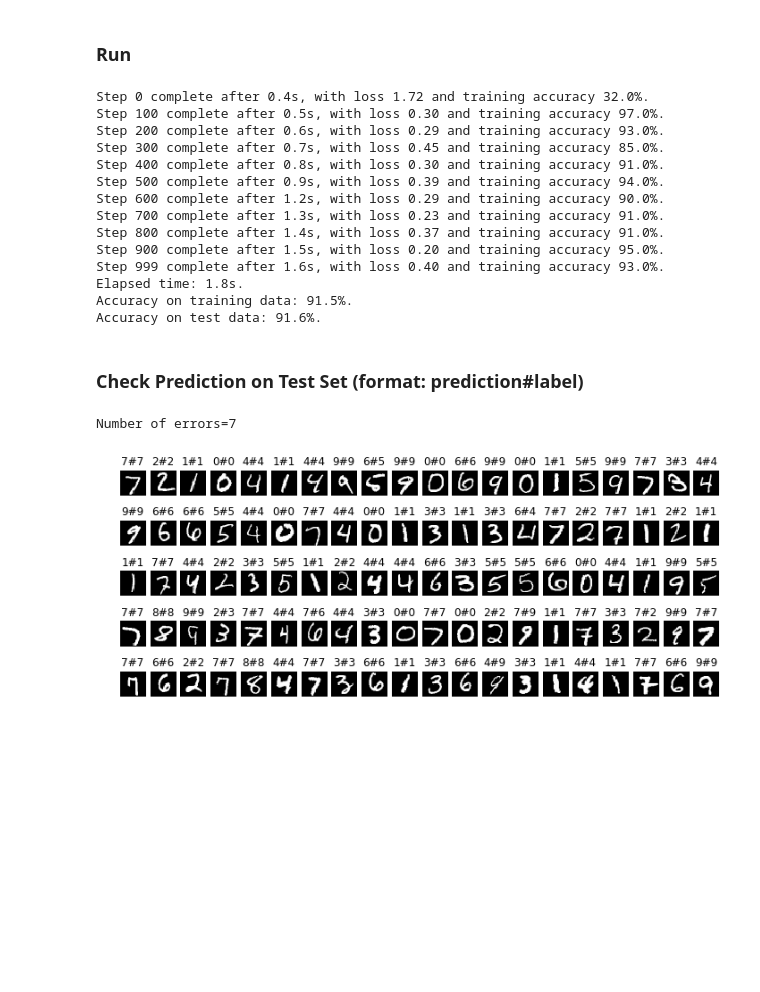
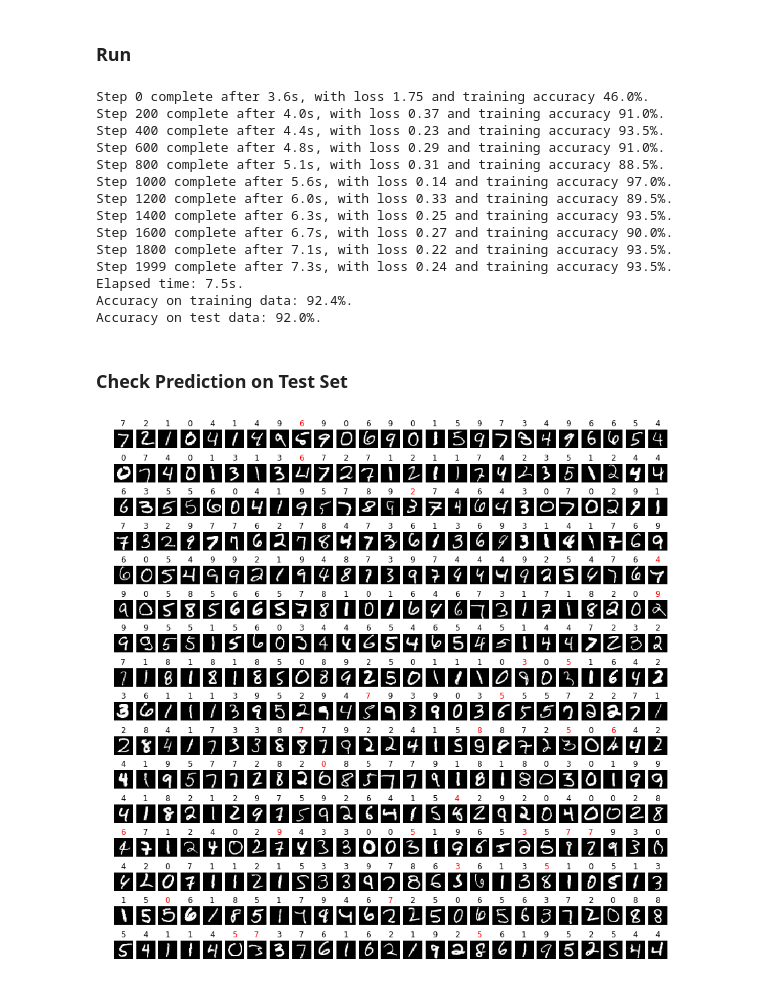
Before and after one commit to RegisC/JupyterNotebooks, a Jupyter notebook: MachineLearning/TensorFlow - MNIST.ipynb, the cells around one changed output. Cells and saved outputs as stored; diff of their text form; code cells hidden in the pictures; blank space fills up the shorter version.

Commit message:
Added visualisation

```diff
--- a/MachineLearning/TensorFlow - MNIST.ipynb
+++ b/MachineLearning/TensorFlow - MNIST.ipynb
@@ -81,26 +70,23 @@ with tf.name_scope('Optimizer'):
     optimizer = tf.train.GradientDescentOptimizer(0.5).minimize(loss)
 summarize_all = tf.summary.merge_all()
 
-# Accuracy calculation
-is_correct = tf.equal(tf.argmax(y,1), tf.argmax(y_hat,1)) # compare index of entry with largest value
-accuracy = tf.reduce_mean(tf.cast(is_correct, tf.float32)) # compute % of correct predictions
+accuracy = tf.reduce_mean(tf.cast(tf.equal(tf.argmax(y,1), tf.argmax(y_hat,1)), tf.float32)) # % of correct predictions
 # %% [markdown]
 ### Run
 # %%
 start_time = time.time()
 init = tf.global_variables_initializer()
-num_iterations = 1000
-batch_size = 100
+num_iterations = 2000
+batch_size = 200
 log_path = './TBLogs/'
 with tf.Session() as sess:
     tbWriter = tf.summary.FileWriter(log_path, sess.graph)
     sess.run(init)
     for i in range(num_iterations):
-        # Retrieve images and labels as [batch_size, 784] and [batch_size, 10] arrays
-        images, labels = mnist.train.next_batch(batch_size)
+        images, labels = mnist.train.next_batch(batch_size) # Nx784 and Nx10, randomly selected
         _, summary = sess.run([optimizer, summarize_all], feed_dict={x:images, y:labels})
         tbWriter.add_summary(summary, i)
-        if (i % 100 == 0) or (i == num_iterations-1):
+        if (i % 200 == 0) or (i == num_iterations-1):
             l = sess.run(loss, feed_dict={x:images, y:labels})
             end_time = time.time()
             acc = sess.run(accuracy, feed_dict={y:labels, x:images})
@@ -114,40 +100,35 @@ with tf.Session() as sess:
     acc, weights, bias = sess.run([accuracy, W, b], feed_dict={x:mnist.test.images, y:mnist.test.labels})
     print(f"Accuracy on test data: {acc*100:.1f}%.")
 # %% [output]
-Step 0 complete after 0.4s, with loss 1.72 and training accuracy 32.0%.
-Step 100 complete after 0.5s, with loss 0.30 and training accuracy 97.0%.
-Step 200 complete after 0.6s, with loss 0.29 and training accuracy 93.0%.
-Step 300 complete after 0.7s, with loss 0.45 and training accuracy 85.0%.
-Step 400 complete after 0.8s, with loss 0.30 and training accuracy 91.0%.
-Step 500 complete after 0.9s, with loss 0.39 and training accuracy 94.0%.
-Step 600 complete after 1.2s, with loss 0.29 and training accuracy 90.0%.
-Step 700 complete after 1.3s, with loss 0.23 and training accuracy 91.0%.
-Step 800 complete after 1.4s, with loss 0.37 and training accuracy 91.0%.
-Step 900 complete after 1.5s, with loss 0.20 and training accuracy 95.0%.
-Step 999 complete after 1.6s, with loss 0.40 and training accuracy 93.0%.
-Elapsed time: 1.8s.
-Accuracy on training data: 91.5%.
-Accuracy on test data: 91.6%.
+Step 0 complete after 3.6s, with loss 1.75 and training accuracy 46.0%.
+Step 200 complete after 4.0s, with loss 0.37 and training accuracy 91.0%.
+Step 400 complete after 4.4s, with loss 0.23 and training accuracy 93.5%.
+Step 600 complete after 4.8s, with loss 0.29 and training accuracy 91.0%.
+Step 800 complete after 5.1s, with loss 0.31 and training accuracy 88.5%.
+Step 1000 complete after 5.6s, with loss 0.14 and training accuracy 97.0%.
+Step 1200 complete after 6.0s, with loss 0.33 and training accuracy 89.5%.
+Step 1400 complete after 6.3s, with loss 0.25 and training accuracy 93.5%.
+Step 1600 complete after 6.7s, with loss 0.27 and training accuracy 90.0%.
+Step 1800 complete after 7.1s, with loss 0.22 and training accuracy 93.5%.
+Step 1999 complete after 7.3s, with loss 0.24 and training accuracy 93.5%.
+Elapsed time: 7.5s.
+Accuracy on training data: 92.4%.
+Accuracy on test data: 92.0%.
 # %% [markdown]
-### Check Prediction on Test Set (format: prediction#label)
+### Check Prediction on Test Set
 # %%
-rows = 5
-cols = 20
-errors = 0
-f, axes = plt.subplots(rows, cols, figsize=(12,5)) # image size is in inches
+rows, cols = 16, 25
+np.set_printoptions(precision=3, suppress=True)
+fig, axes = plt.subplots(rows, cols, figsize=(15, 15)) # image size is in inches
 for i in range(rows):
     for j in range(cols):
         index = i*cols + j
         image = mnist.test.images[index]
         output = np.matmul(image, weights) + bias # score = image * weights + bias
-        probabilities = np.exp(output) / np.exp(output).sum() # activation function converts scores to probabilities
-        if (output.argmax() != mnist.test.labels[index].argmax()):
-            errors += 1
+        probabilities = np.exp(output) / np.exp(output).sum() # activation fn converts scores to probalities
+        color = 'k' if (probabilities.argmax() == mnist.test.labels[index].argmax()) else 'r'
         axes[i, j].imshow(image.reshape((28, 28)), cmap='gray')
-        axes[i, j].set_title(f"{output.argmax()}#{mnist.test.labels[index].argmax()}")
+        axes[i, j].set_title(f"{probabilities.argmax()}", color=color)
         axes[i, j].axis('off')
-print(f"Number of errors={errors}")
-plt.show()
 # %% [output]
-Number of errors=7
-[figure, old version]
+[figure, new version]
```
Also changed, not shown: parts of 8 cells of this notebook.
